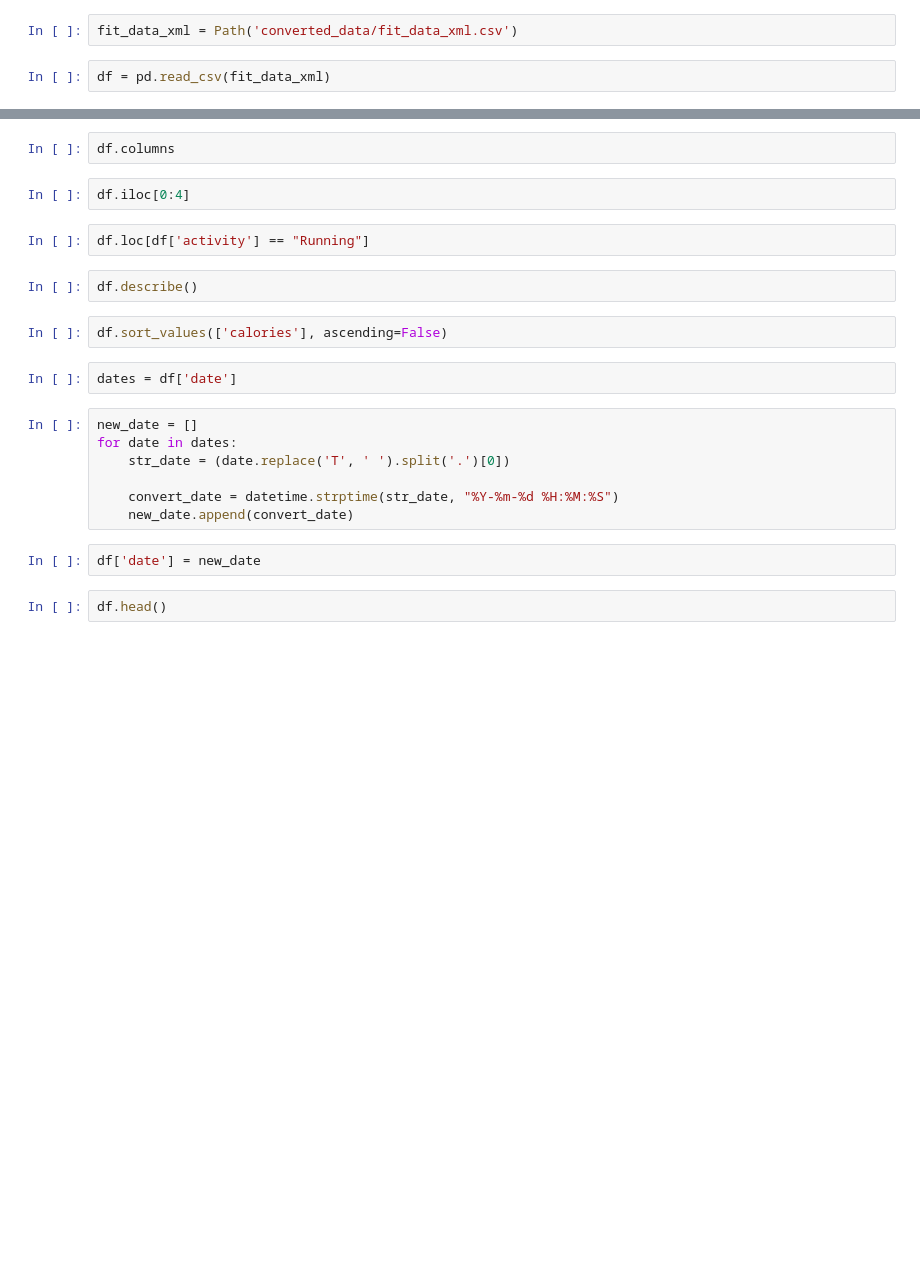
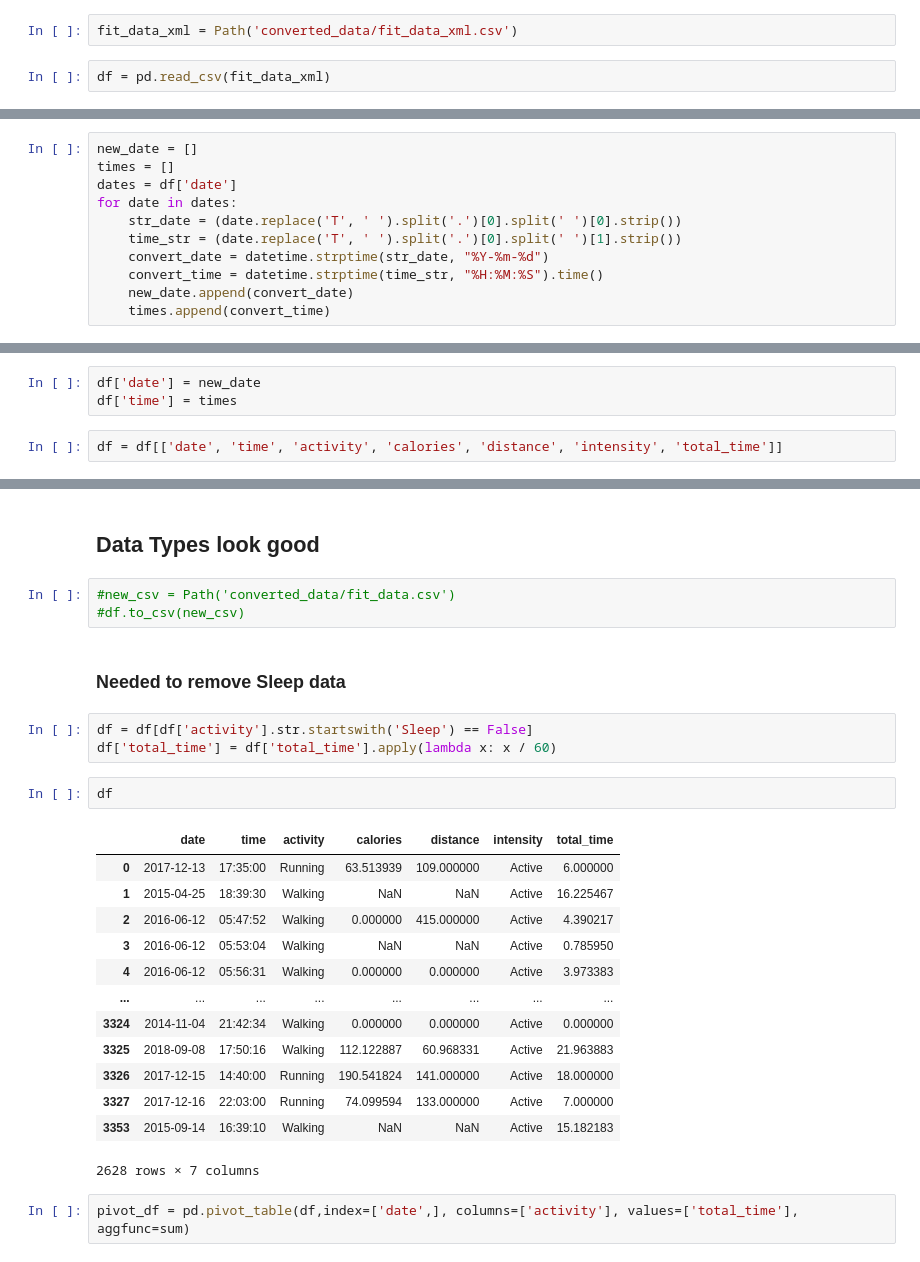
Before and after one commit to ikoyfman/gdata_exploring, a Jupyter notebook: fit_data_xml_explore.ipynb, the cells around one changed output, grey strips where cells are left out. Drawn from its saved outputs; the diff is of its cells as text; blank space fills up the shorter version.

Commit message:
added_data

```diff
--- a/fit_data_xml_explore.ipynb
+++ b/fit_data_xml_explore.ipynb
@@ -9,0 +14,11 @@ df = pd.read_csv(fit_data_xml)
+# %%
+new_date = []
+times = []
+dates = df['date']
+for date in dates:
+    str_date = (date.replace('T', ' ').split('.')[0].split(' ')[0].strip())
+    time_str = (date.replace('T', ' ').split('.')[0].split(' ')[1].strip())
+    convert_date = datetime.strptime(str_date, "%Y-%m-%d")
+    convert_time = datetime.strptime(time_str, "%H:%M:%S").time()
+    new_date.append(convert_date)
+    times.append(convert_time)
@@ -9,0 +31,5 @@ df = pd.read_csv(fit_data_xml)
+# %%
+df['date'] = new_date
+df['time'] = times
+# %%
+df = df[['date', 'time', 'activity', 'calories', 'distance', 'intensity', 'total_time']]
@@ -12,23 +60,28 @@ df.head()
+# %% [markdown]
+## Data Types look good
+# %%
+#new_csv = Path('converted_data/fit_data.csv')
+#df.to_csv(new_csv)
+# %% [markdown]
+### Needed to remove Sleep data
+# %%
+df = df[df['activity'].str.startswith('Sleep') == False]
+df['total_time'] = df['total_time'].apply(lambda x: x / 60)
 # %%
-df.columns
+df
+# %% [output]
+|  | date | time | activity | calories | distance | intensity | total_time |
+| 0 | 2017-12-13 | 17:35:00 | Running | 63.513939 | 109.000000 | Active | 6.000000 |
+| 1 | 2015-04-25 | 18:39:30 | Walking | NaN | NaN | Active | 16.225467 |
+| 2 | 2016-06-12 | 05:47:52 | Walking | 0.000000 | 415.000000 | Active | 4.390217 |
+| 3 | 2016-06-12 | 05:53:04 | Walking | NaN | NaN | Active | 0.785950 |
+| 4 | 2016-06-12 | 05:56:31 | Walking | 0.000000 | 0.000000 | Active | 3.973383 |
+| ... | ... | ... | ... | ... | ... | ... | ... |
+| 3324 | 2014-11-04 | 21:42:34 | Walking | 0.000000 | 0.000000 | Active | 0.000000 |
+| 3325 | 2018-09-08 | 17:50:16 | Walking | 112.122887 | 60.968331 | Active | 21.963883 |
+| 3326 | 2017-12-15 | 14:40:00 | Running | 190.541824 | 141.000000 | Active | 18.000000 |
+| 3327 | 2017-12-16 | 22:03:00 | Running | 74.099594 | 133.000000 | Active | 7.000000 |
+| 3353 | 2015-09-14 | 16:39:10 | Walking | NaN | NaN | Active | 15.182183 |
+2628 rows × 7 columns
-# %%
-df.iloc[0:4]
-# %%
-df.loc[df['activity'] == "Running"]
-# %%
-df.describe()
-# %%
-df.sort_values(['calories'], ascending=False)
-# %%
-dates = df['date']
-# %%
-new_date = []
-for date in dates:
-    str_date = (date.replace('T', ' ').split('.')[0])
-
-    convert_date = datetime.strptime(str_date, "%Y-%m-%d %H:%M:%S")
-    new_date.append(convert_date)
-# %%
-df['date'] = new_date
-# %%
-df.head()
+# %%
+pivot_df = pd.pivot_table(df,index=['date',], columns=['activity'], values=['total_time'], aggfunc=sum)
```
Also changed, not shown: parts of 11 cells of this notebook, 4 other files.
